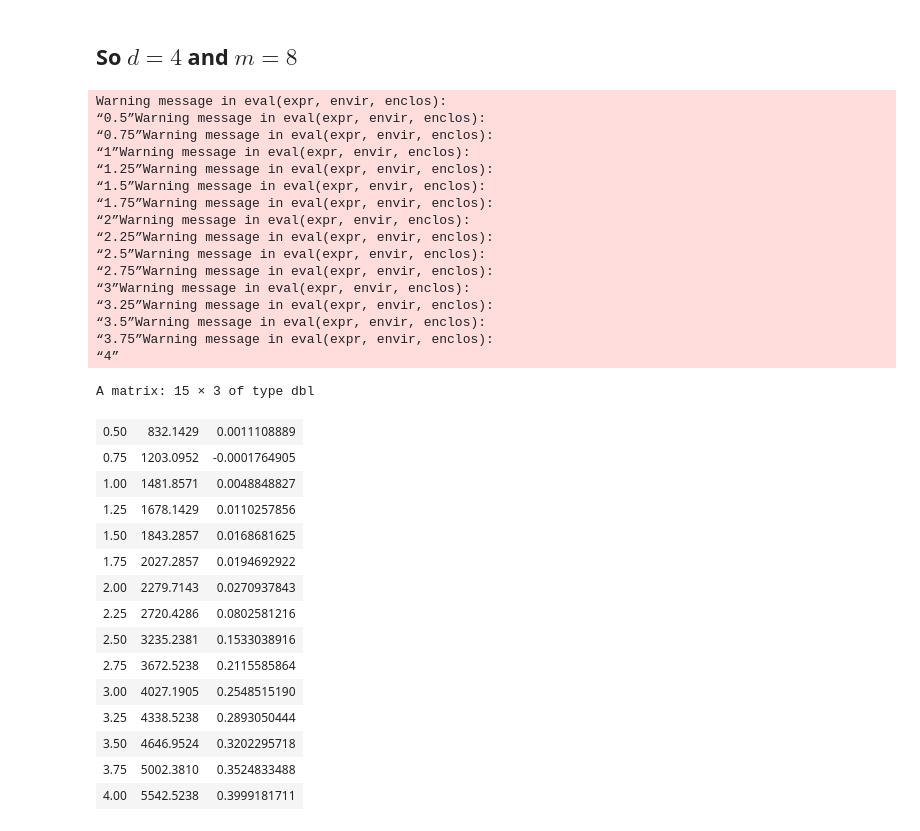
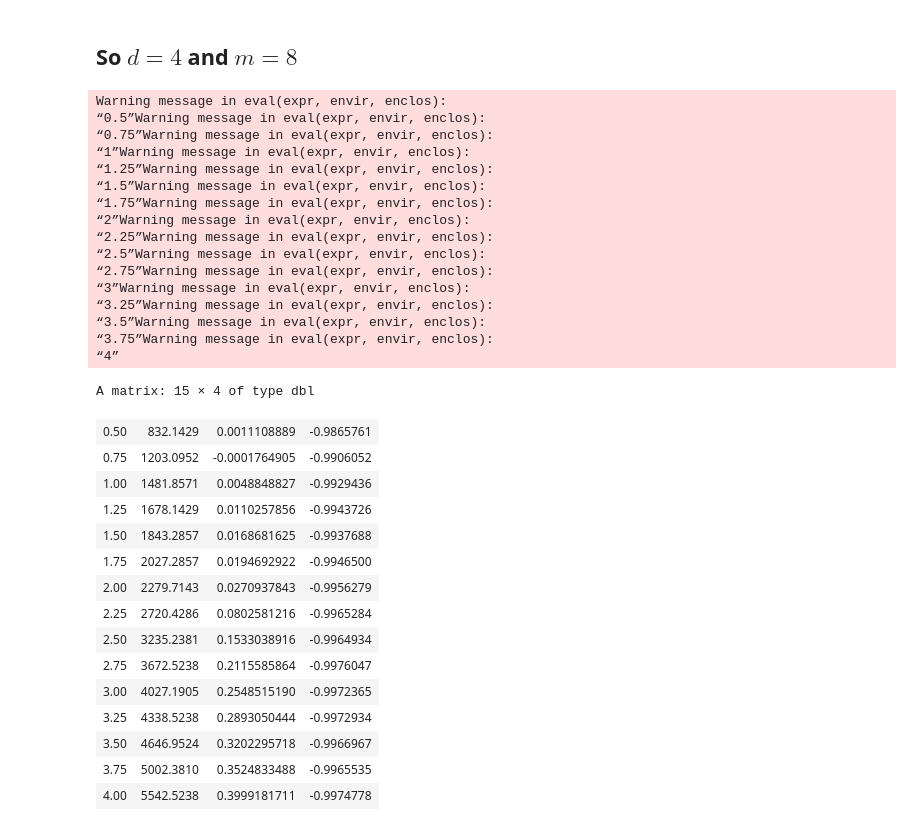
Before and after one commit to Fernando1729/datasci_proj, a Jupyter notebook: analysis_of_dwnn.ipynb, the cells around one changed output. Drawn from its saved outputs; the diff is of its cells as text; code cells hidden in the pictures.

```diff
--- a/analysis_of_dwnn.ipynb
+++ b/analysis_of_dwnn.ipynb
@@ -208,7 +206,7 @@ test.cosines = function(dims=c(3, 6, 9, 12), dataset_func=spherical_dataset){
         cos = cosine(diff, diff)
         cos = cos[upper.tri(cos)]
         cos[is.na(cos)] = 0 # We define cosine of (0, 0, 0) with (0, 0, 0) as 0
-        return( c(var(cos), mean(cos)) )
+        return( c(var(cos), mean(cos), max(cos), min(cos)) )
     }
 
     for(dim in dims){
@@ -220,16 +218,16 @@ test.cosines = function(dims=c(3, 6, 9, 12), dataset_func=spherical_dataset){
         goodQuery = rep(0, dim)
 
         stats = get.var.mean(badQuery, dataset)
-        cat("\tBad query:  variance = ", stats[1], " mean = ", stats[2], "\n")
+        cat("\tBad query:  variance = ", stats[1], " mean = ", stats[2], " max = ", stats[3], " min = ", stats[4], "\n")
 
         stats = get.var.mean(-badQuery, dataset)
-        cat("\t-Bad query: variance = ", stats[1], " mean = ", stats[2], "\n")
+        cat("\t-Bad query:  variance = ", stats[1], " mean = ", stats[2], " max = ", stats[3], " min = ", stats[4], "\n")
 
         stats = get.var.mean(avgQuery, dataset)
-        cat("\tAvg query:  variance = ", stats[1], " mean = ", stats[2], "\n")
+        cat("\tAvg query:  variance = ", stats[1], " mean = ", stats[2], " max = ", stats[3], " min = ", stats[4], "\n")
 
         stats = get.var.mean(goodQuery, dataset)
-        cat("\tGood query: variance = ", stats[1], " mean = ", stats[2], "\n")
+        cat("\tGood query:  variance = ", stats[1], " mean = ", stats[2], " max = ", stats[3], " min = ", stats[4], "\n")
     }
 }
 
@@ -309,12 +325,10 @@ for(i in begin:nrow(emb)){
     query = emb[i,1:(ncol(emb)-1)]
     diff = query - emb[1:(i-1),1:(ncol(emb)-1)]
     cos = cosine2(diff)
-    s = sd(cos)
-    m = mean(cos)
 #   message(paste(paste("sd = ", s, "    mean = ", m)))
-    df = rbind(df, c(s, m))
+    df = rbind(df, c(sd(cos), mean(cos), max(cos), min(cos)))
 }
 
-colnames(df) = c("StdDev", "Mean")
+colnames(df) = c("StdDev", "Mean", "Max", "Min")
 df
 # %% [output]
@@ -384,12 +398,10 @@ for(i in begin:nrow(emb)){
     } else {
         cos = NA
     }
-    s = sd(cos)
-    m = mean(cos)
     #message(paste(paste("cutoff = ", id / (i-1), "    sd = ", s, "    mean = ", m)))
-    df = rbind(df, c(id, id / (i-1), s, m))
+    df = rbind(df, c(id, id / (i-1), sd(cos), mean(cos), max(cos), min(cos)))
 }
 
-colnames(df) = c("Abs. Cutoff", "Rel. Cutoff", "StdDev", "Mean")
+colnames(df) = c("Abs. Cutoff", "Rel. Cutoff", "StdDev", "Mean", "Max", "Min")
 df
 # %% [output]
@@ -460,14 +479,12 @@ for(sigma in seq(0.5, 5, by=0.25)){
         } else {
             cos = NA
         }
-        s = sd(cos)
-        m = mean(cos)
         #message(paste(paste("cutoff = ", id / (i-1), "    sd = ", s, "    mean = ", m)))
-        df = rbind(df, c(id, id / (i-1), s, m))
+        df = rbind(df, c(id, id / (i-1), sd(cos), mean(cos), max(cos), min(cos)))
     }
 
-    colnames(df) = c("Abs. Cutoff", "Rel. Cutoff", "StdDev", "Mean")
-    sigmaDf = rbind(sigmaDf, c(sigma, mean(df[,"Mean"])))
+    colnames(df) = c("Abs. Cutoff", "Rel. Cutoff", "StdDev", "Mean", "Max", "Min")
+    sigmaDf = rbind(sigmaDf, c(sigma, mean(df[,"Mean"]), mean(df[,"Min"])))
 }
 
 sigmaDf
@@ -573,54 +595,52 @@ for(sigma in seq(0.5, 4, by=0.25)){
             diff = query - trainSet[,1:(ncol(trainSet)-1)]
             cos = cosine(diff, diff)
             cos = cos[upper.tri(cos)]
             cos[is.na(cos)] = 0 # We define cosine of (0, 0, 0) with (0, 0, 0) as 0
         } else {
             cos = NA
         }
-        s = sd(cos)
-        m = mean(cos)
         #message(paste(paste("cutoff = ", id / (i-1), "    sd = ", s, "    mean = ", m)))
-        df = rbind(df, c(id, id / (i-1), s, m))
+        df = rbind(df, c(id, id / (i-1), sd(cos), mean(cos), max(cos), min(cos)))
     }
 
-    colnames(df) = c("Abs. Cutoff", "Rel. Cutoff", "StdDev", "Mean")
-    sigmaDf = rbind(sigmaDf, c(sigma, mean(df[,"Abs. Cutoff"]), mean(df[,"Mean"])))
+    colnames(df) = c("Abs. Cutoff", "Rel. Cutoff", "StdDev", "Mean", "Max", "Min")
+    sigmaDf = rbind(sigmaDf, c(sigma, mean(df[,"Abs. Cutoff"]), mean(df[,"Mean"]), mean(df[,"Min"])))
 }
 
 sigmaDf
 # %% [output]
 Warning message in eval(expr, envir, enclos):
 “0.5”Warning message in eval(expr, envir, enclos):
 “0.75”Warning message in eval(expr, envir, enclos):
 “1”Warning message in eval(expr, envir, enclos):
 “1.25”Warning message in eval(expr, envir, enclos):
 “1.5”Warning message in eval(expr, envir, enclos):
 “1.75”Warning message in eval(expr, envir, enclos):
 “2”Warning message in eval(expr, envir, enclos):
 “2.25”Warning message in eval(expr, envir, enclos):
 “2.5”Warning message in eval(expr, envir, enclos):
 “2.75”Warning message in eval(expr, envir, enclos):
 “3”Warning message in eval(expr, envir, enclos):
 “3.25”Warning message in eval(expr, envir, enclos):
 “3.5”Warning message in eval(expr, envir, enclos):
 “3.75”Warning message in eval(expr, envir, enclos):
 “4”
-A matrix: 15 × 3 of type dbl
+A matrix: 15 × 4 of type dbl
-| 0.50 | 832.1429 | 0.0011108889 |
-| 0.75 | 1203.0952 | -0.0001764905 |
-| 1.00 | 1481.8571 | 0.0048848827 |
-| 1.25 | 1678.1429 | 0.0110257856 |
-| 1.50 | 1843.2857 | 0.0168681625 |
-| 1.75 | 2027.2857 | 0.0194692922 |
-| 2.00 | 2279.7143 | 0.0270937843 |
-| 2.25 | 2720.4286 | 0.0802581216 |
-| 2.50 | 3235.2381 | 0.1533038916 |
-| 2.75 | 3672.5238 | 0.2115585864 |
-| 3.00 | 4027.1905 | 0.2548515190 |
-| 3.25 | 4338.5238 | 0.2893050444 |
-| 3.50 | 4646.9524 | 0.3202295718 |
-| 3.75 | 5002.3810 | 0.3524833488 |
-| 4.00 | 5542.5238 | 0.3999181711 |
+| 0.50 | 832.1429 | 0.0011108889 | -0.9865761 |
+| 0.75 | 1203.0952 | -0.0001764905 | -0.9906052 |
+| 1.00 | 1481.8571 | 0.0048848827 | -0.9929436 |
+| 1.25 | 1678.1429 | 0.0110257856 | -0.9943726 |
+| 1.50 | 1843.2857 | 0.0168681625 | -0.9937688 |
+| 1.75 | 2027.2857 | 0.0194692922 | -0.9946500 |
+| 2.00 | 2279.7143 | 0.0270937843 | -0.9956279 |
+| 2.25 | 2720.4286 | 0.0802581216 | -0.9965284 |
+| 2.50 | 3235.2381 | 0.1533038916 | -0.9964934 |
+| 2.75 | 3672.5238 | 0.2115585864 | -0.9976047 |
+| 3.00 | 4027.1905 | 0.2548515190 | -0.9972365 |
+| 3.25 | 4338.5238 | 0.2893050444 | -0.9972934 |
+| 3.50 | 4646.9524 | 0.3202295718 | -0.9966967 |
+| 3.75 | 5002.3810 | 0.3524833488 | -0.9965535 |
+| 4.00 | 5542.5238 | 0.3999181711 | -0.9974778 |
 # %%
 df = NULL
 
```
Also changed, not shown: parts of 12 cells of this notebook.
